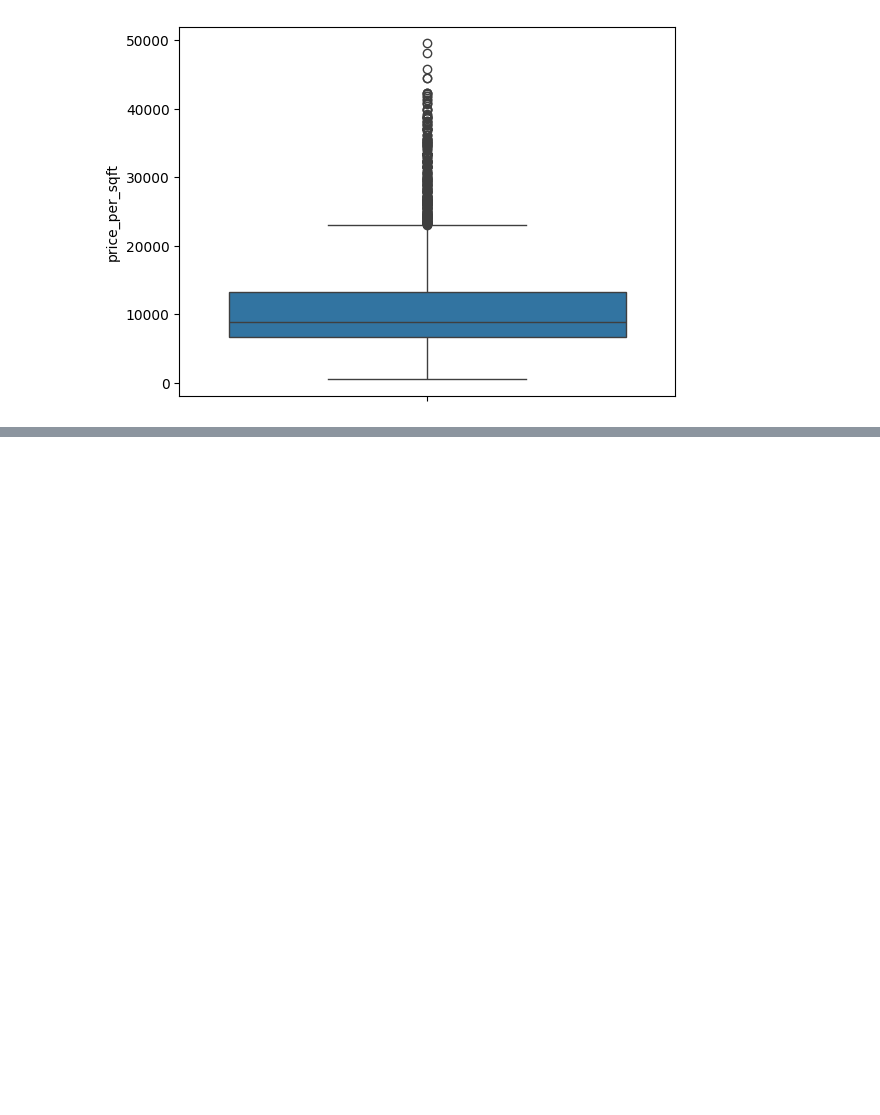
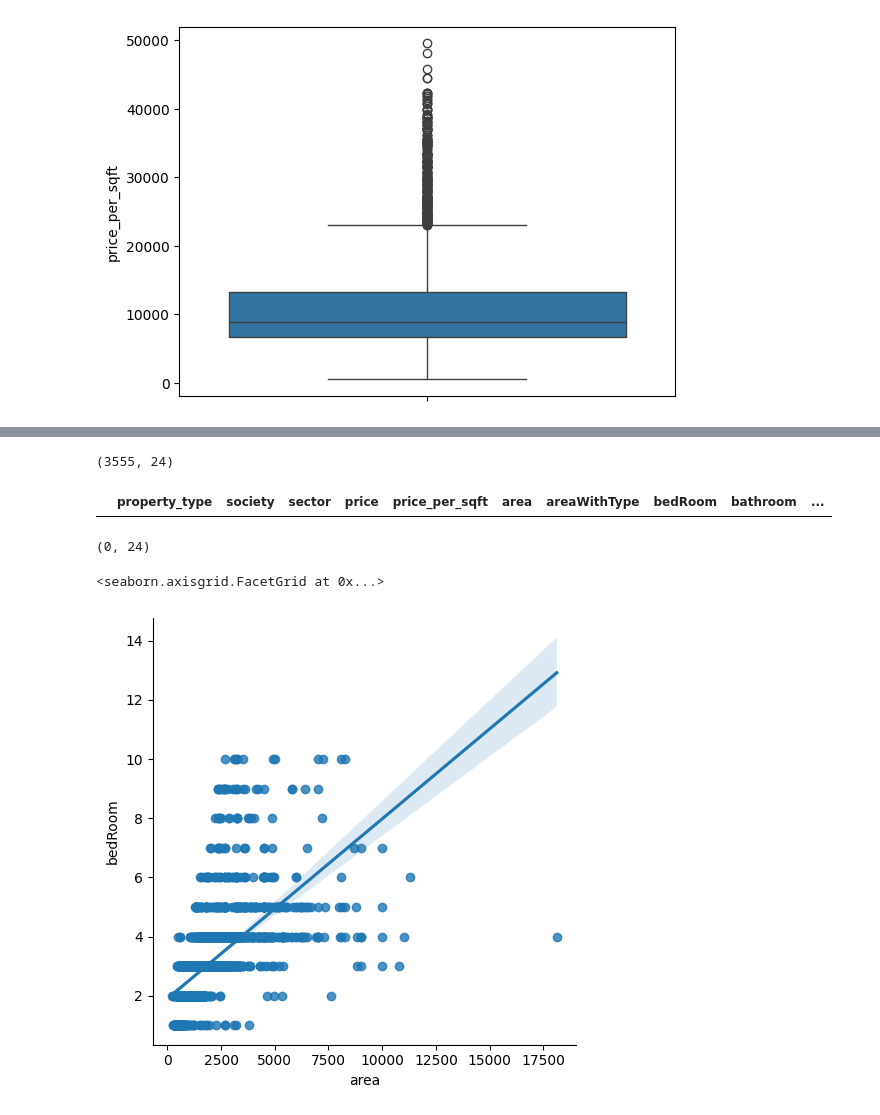
Before and after one commit to Chetan10206/Real_state_overall_analysis_app, a Jupyter notebook: Data Preprocessing/outlier_treatment/outlier_treatment.ipynb, the cells around one changed output, grey strips where cells are left out. Saved outputs shown, nothing was run; the diff lists cells and outputs as text; code cells hidden in the pictures; blank space fills up the shorter version.

```diff
--- a/Data Preprocessing/outlier_treatment/Untitled.ipynb
+++ b/Data Preprocessing/outlier_treatment/outlier_treatment.ipynb
@@ -692,0 +691,2 @@ df.shape
+# %%
+outlier['bedRoom']=round(outlier['bedRoom']/outlier['floorNum']) # this is done because most of it is house with floors and that why area with room ratio is not matching
@@ -692,0 +699,23 @@ df.shape
+# %%
+df.shape
+# %% [output]
+(3555, 24)
+# %%
+df.update(outlier)
+# %%
+df['area_room_ratio']=df['area']/df['bedRoom']
+# %%
+df[(df['area_room_ratio']<250) & (df['bedRoom']>4)]
+# %% [output]
+|  | property_type | society | sector | price | price_per_sqft | area | areaWithType | bedRoom | bathroom | ... |
+# %%
+df[(df['area_room_ratio']<250) & (df['bedRoom']>4)].shape
+# %% [output]
+(0, 24)
+# %%
+df=df[~((df['area_room_ratio']<250) & (df['bedRoom']>4))]
+# %%
+sns.lmplot(data=df,x='area',y='bedRoom')
+# %% [output]
+<seaborn.axisgrid.FacetGrid at 0x...>
+[figure, added]
```
Also changed, not shown: parts of 27 cells of this notebook, 3 other files.
